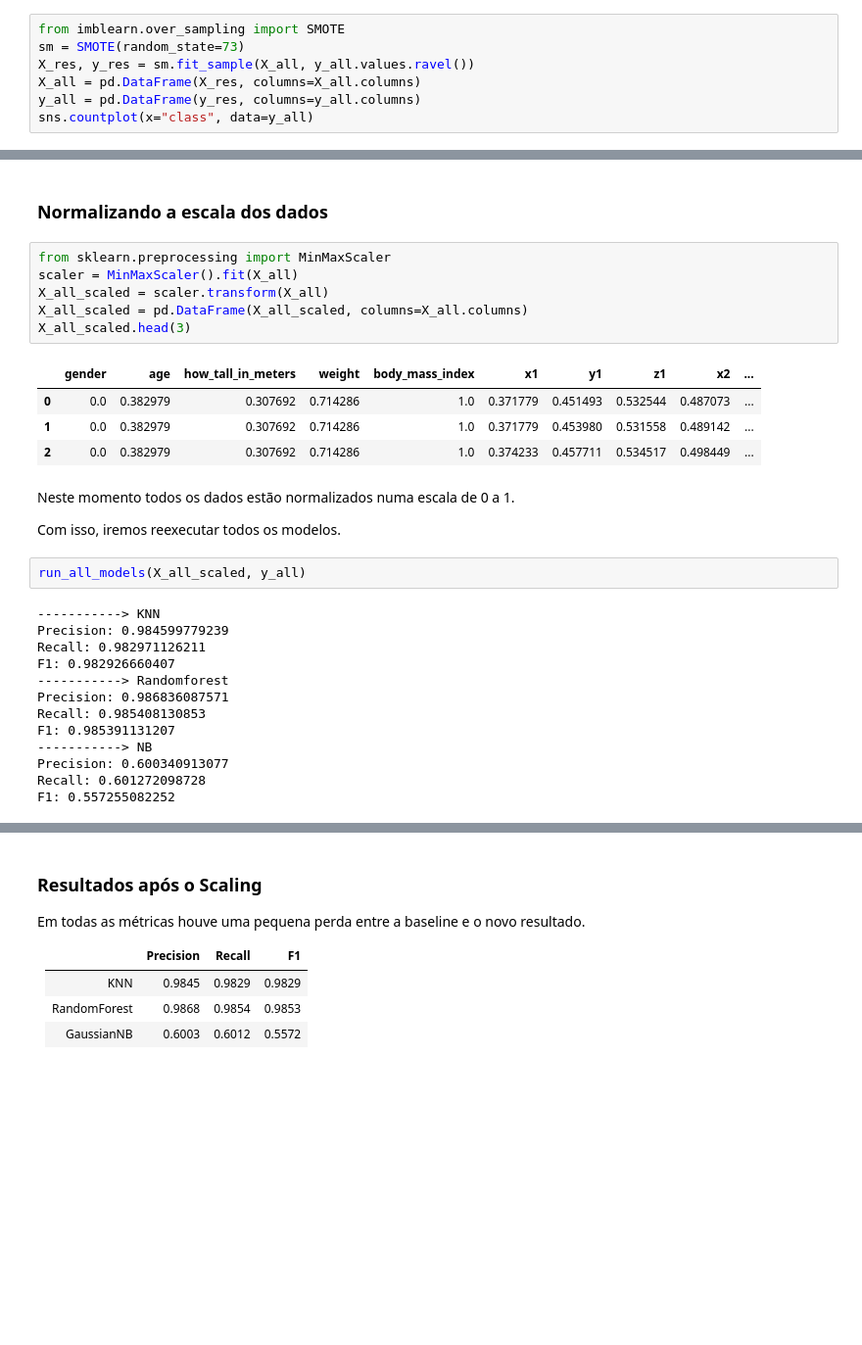
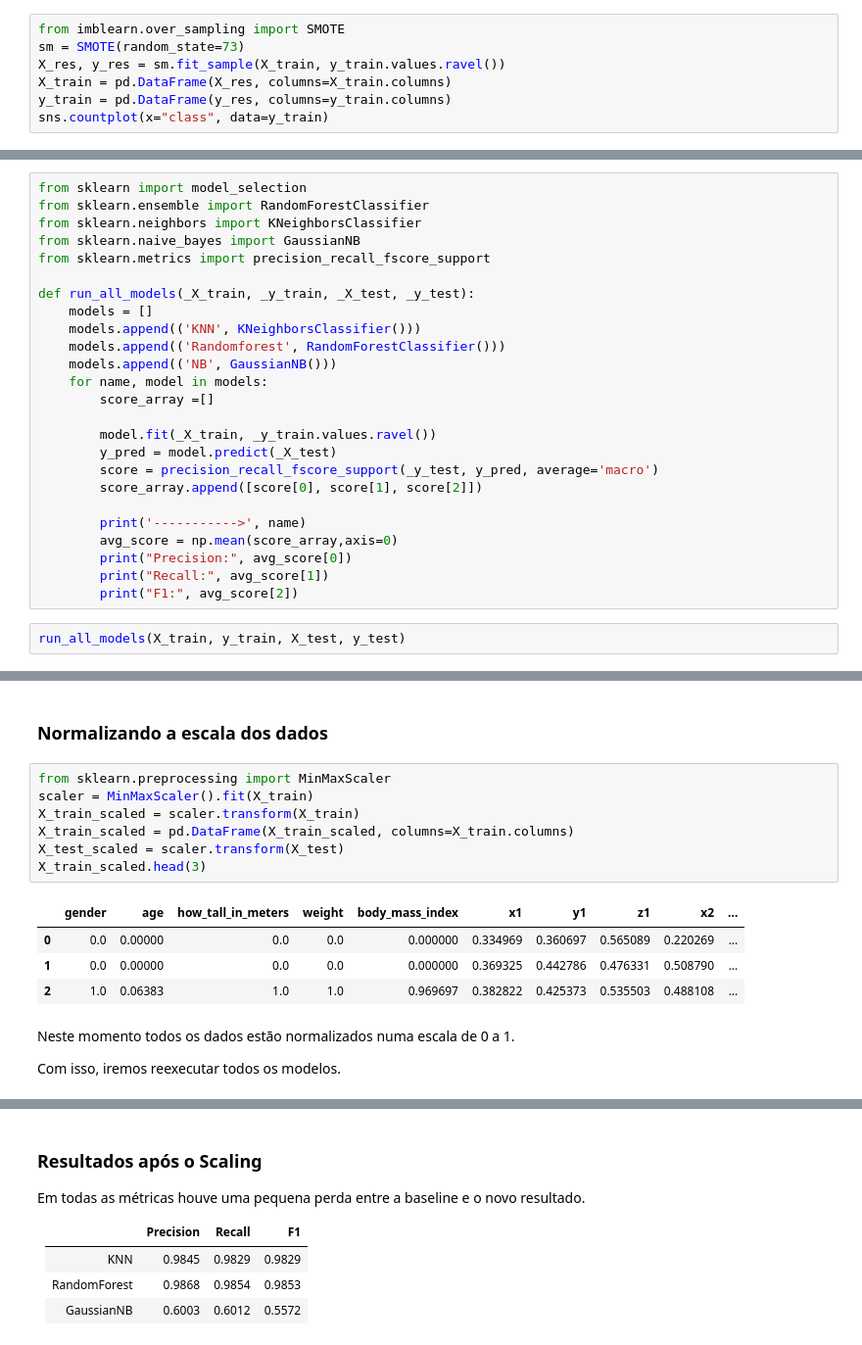
Before and after one commit to gleberb/mlnd, a Jupyter notebook: Projects/capstone/Final_Capstone.ipynb, the cells around one changed output, grey strips where cells are left out. Shown at 98% size. Drawn from its saved outputs; the diff is of its cells as text; blank space fills up the shorter version.

```diff
--- a/Projects/capstone/Final_Capstone.ipynb
+++ b/Projects/capstone/Final_Capstone.ipynb
@@ -133,9 +137,9 @@ Neste projeto iremos criar dados sintéticos com a biblioteca [imblearn.over_sam
 # %%
 from imblearn.over_sampling import SMOTE
 sm = SMOTE(random_state=73)
-X_res, y_res = sm.fit_sample(X_all, y_all.values.ravel())
-X_all = pd.DataFrame(X_res, columns=X_all.columns)
-y_all = pd.DataFrame(y_res, columns=y_all.columns)
-sns.countplot(x="class", data=y_all)
+X_res, y_res = sm.fit_sample(X_train, y_train.values.ravel())
+X_train = pd.DataFrame(X_res, columns=X_train.columns)
+y_train = pd.DataFrame(y_res, columns=y_train.columns)
+sns.countplot(x="class", data=y_train)
 # %% [output]
 <matplotlib.axes._subplots.AxesSubplot at 0x...>
@@ -196,0 +186,27 @@ F1: 0.557303069035
+# %%
+from sklearn import model_selection
+from sklearn.ensemble import RandomForestClassifier
+from sklearn.neighbors import KNeighborsClassifier
+from sklearn.naive_bayes import GaussianNB
+from sklearn.metrics import precision_recall_fscore_support
+
+def run_all_models(_X_train, _y_train, _X_test, _y_test):
+    models = []
+    models.append(('KNN', KNeighborsClassifier()))
+    models.append(('Randomforest', RandomForestClassifier()))
+    models.append(('NB', GaussianNB()))
+    for name, model in models:
+        score_array =[]
+
+        model.fit(_X_train, _y_train.values.ravel())
+        y_pred = model.predict(_X_test)
+        score = precision_recall_fscore_support(_y_test, y_pred, average='macro')
+        score_array.append([score[0], score[1], score[2]])
+
+        print('----------->', name)
+        avg_score = np.mean(score_array,axis=0)
+        print("Precision:", avg_score[0])
+        print("Recall:", avg_score[1])
+        print("F1:", avg_score[2])
+# %%
+run_all_models(X_train, y_train, X_test, y_test)
@@ -212,31 +241,17 @@ A partir desta sessão iremos trabalhar com os dados, normalizando-os e reduzind
 ### Normalizando a escala dos dados
 # %%
 from sklearn.preprocessing import MinMaxScaler
-scaler = MinMaxScaler().fit(X_all)
-X_all_scaled = scaler.transform(X_all)
-X_all_scaled = pd.DataFrame(X_all_scaled, columns=X_all.columns)
-X_all_scaled.head(3)
+scaler = MinMaxScaler().fit(X_train)
+X_train_scaled = scaler.transform(X_train)
+X_train_scaled = pd.DataFrame(X_train_scaled, columns=X_train.columns)
+X_test_scaled = scaler.transform(X_test)
+X_train_scaled.head(3)
 # %% [output]
 |  | gender | age | how_tall_in_meters | weight | body_mass_index | x1 | y1 | z1 | x2 | ... |
-| 0 | 0.0 | 0.382979 | 0.307692 | 0.714286 | 1.0 | 0.371779 | 0.451493 | 0.532544 | 0.487073 | ... |
-| 1 | 0.0 | 0.382979 | 0.307692 | 0.714286 | 1.0 | 0.371779 | 0.453980 | 0.531558 | 0.489142 | ... |
-| 2 | 0.0 | 0.382979 | 0.307692 | 0.714286 | 1.0 | 0.374233 | 0.457711 | 0.534517 | 0.498449 | ... |
+| 0 | 0.0 | 0.00000 | 0.0 | 0.0 | 0.000000 | 0.334969 | 0.360697 | 0.565089 | 0.220269 | ... |
+| 1 | 0.0 | 0.00000 | 0.0 | 0.0 | 0.000000 | 0.369325 | 0.442786 | 0.476331 | 0.508790 | ... |
+| 2 | 1.0 | 0.06383 | 1.0 | 1.0 | 0.969697 | 0.382822 | 0.425373 | 0.535503 | 0.488108 | ... |
 # %% [markdown]
 Neste momento todos os dados estão normalizados numa escala de 0 a 1.
 
 Com isso, iremos reexecutar todos os modelos.
-# %%
-run_all_models(X_all_scaled, y_all)
-# %% [output]
------------> KNN
-Precision: 0.984599779239
-Recall: 0.982971126211
-F1: 0.982926660407
------------> Randomforest
-Precision: 0.986836087571
-Recall: 0.985408130853
-F1: 0.985391131207
------------> NB
-Precision: 0.600340913077
-Recall: 0.601272098728
-F1: 0.557255082252
```
Also changed, not shown: parts of 12 cells of this notebook, 2 other files.
